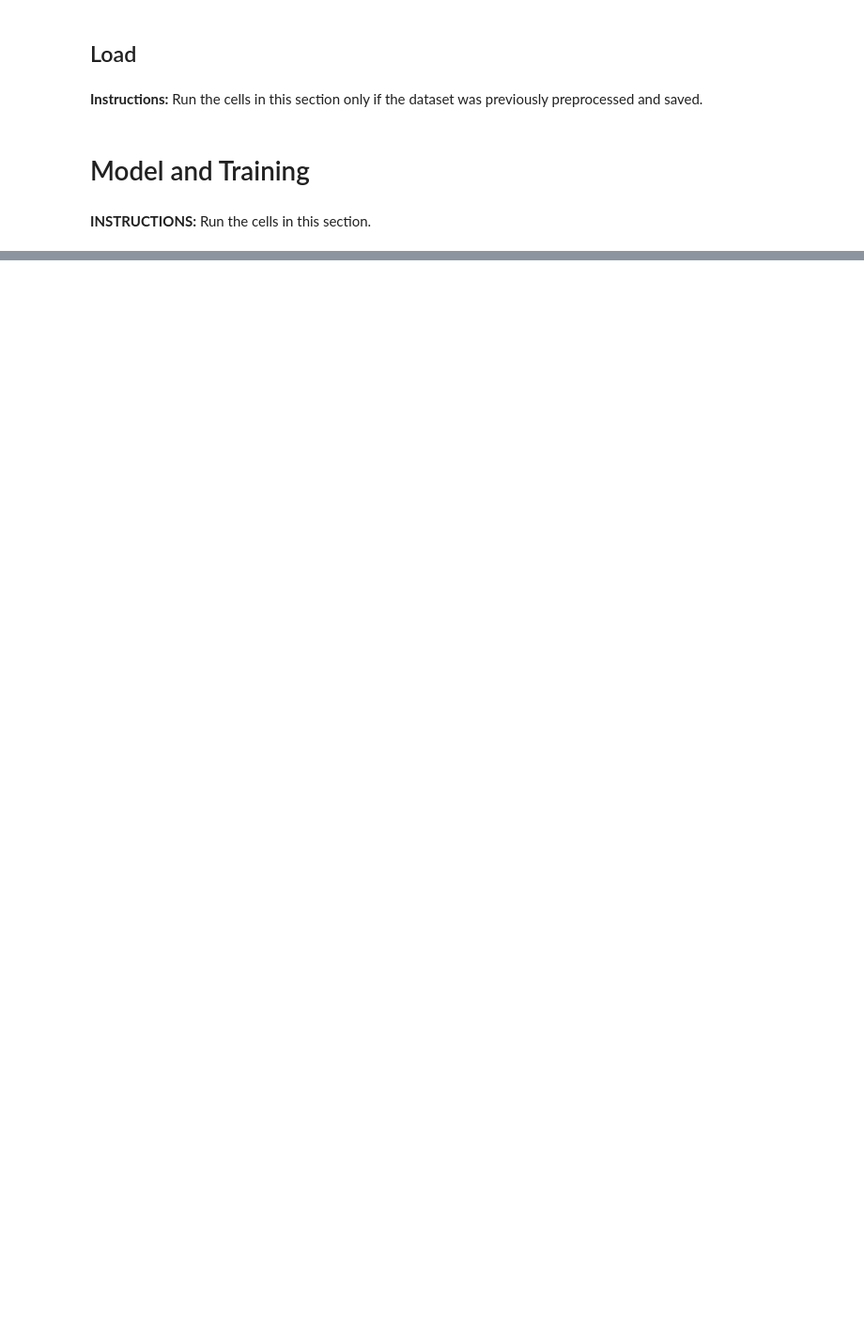
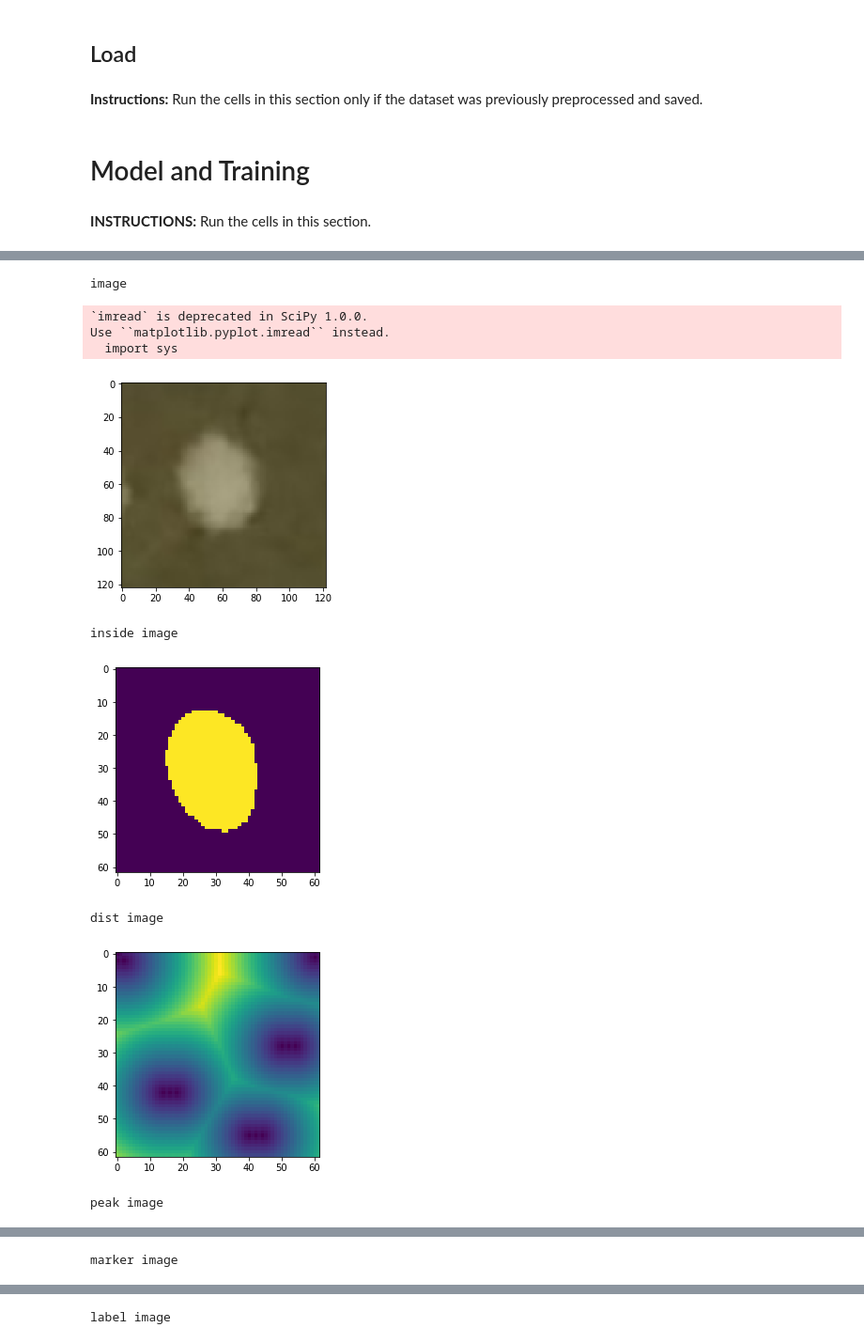
Before and after one commit to sheaconlon/cell_counting2, a Jupyter notebook: src/model/segmentation/convnet1/convnet1.ipynb, the cells around one changed output, grey strips where cells are left out. Shown at 94% size. Cells and saved outputs as stored; diff of their text form; code cells hidden in the pictures; blank space fills up the shorter version.

```diff
--- a/src/model/segmentation/convnet1/convnet1.ipynb
+++ b/src/model/segmentation/convnet1/convnet1.ipynb
@@ -192,0 +197,20 @@ plot_metrics()
+# %%
+MIN_DIST = 20
+PATCH_SIZE = 61
+
+def patch_classifier(patches):
+    return net.predict(patches)
+
+image = ndimage.imread("/Users/sheaconlon/Desktop/q3.png")
+count = postprocess.count_regions(image, PATCH_SIZE, patch_classifier, 1_000, MIN_DIST)
+# %% [output]
+image
+`imread` is deprecated in SciPy 1.0.0.
+Use ``matplotlib.pyplot.imread`` instead.
+  import sys
+[figure, added]
+inside image
+[figure, added]
+dist image
+[figure, added]
+peak image
@@ -192,0 +218 @@ plot_metrics()
+marker image
@@ -192,0 +220 @@ plot_metrics()
+label image
```
Also changed, not shown: parts of 14 cells of this notebook, 1 other file.
